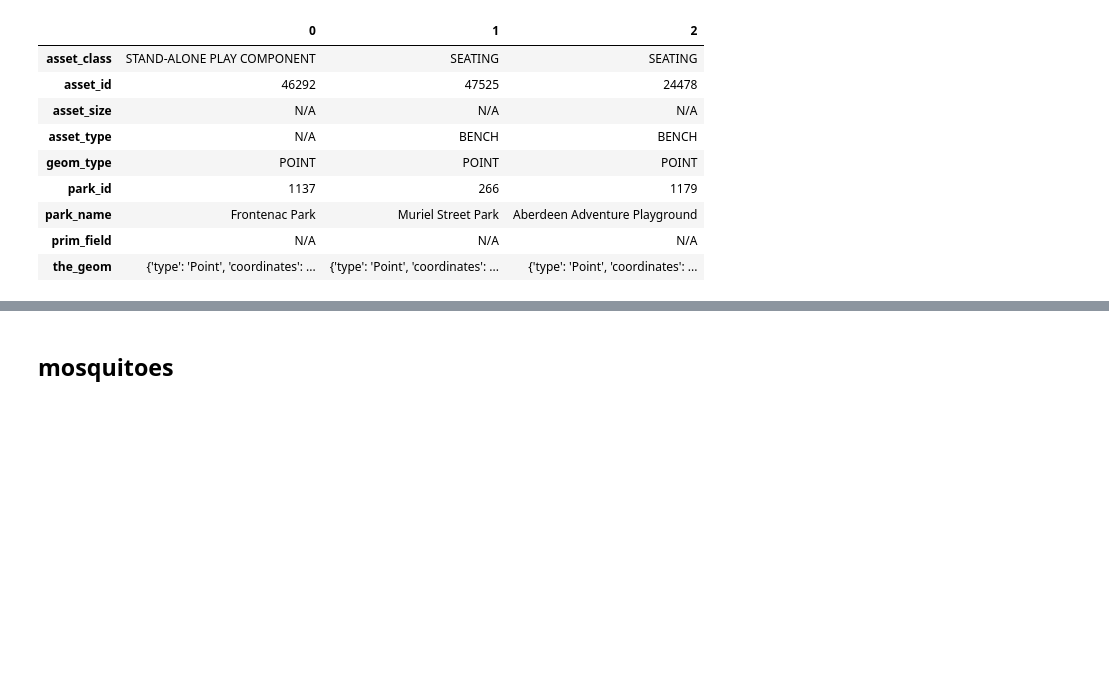
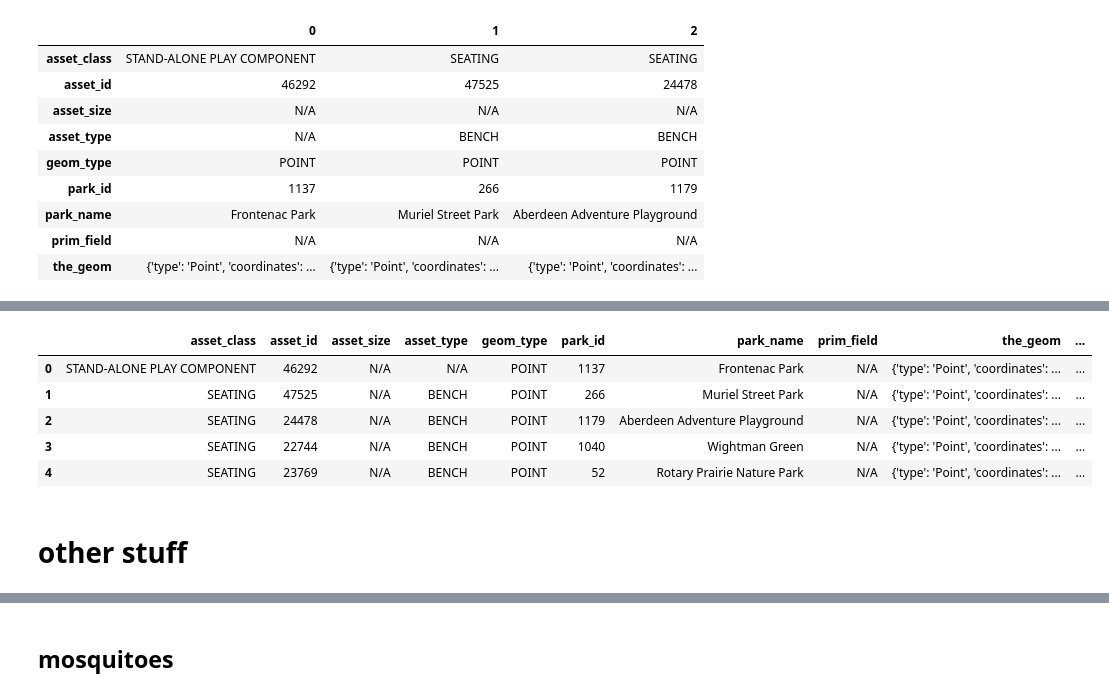
Before and after one commit to ruxi/opendata_hackathon_2018, a Jupyter notebook: Datasets_v2.ipynb, the cells around one changed output, grey strips where cells are left out. Drawn from its saved outputs; the diff is of its cells as text; code cells hidden in the pictures; blank space fills up the shorter version.

```diff
--- a/Datasets_v2.ipynb
+++ b/Datasets_v2.ipynb
@@ -73,0 +195,9 @@ shapely.geometry.MultiPolygon
+# %%
+bikes.head()
+# %% [output]
+|  | asset_class | asset_id | asset_size | asset_type | geom_type | park_id | park_name | prim_field | the_geom | ... |
+| 0 | STAND-ALONE PLAY COMPONENT | 46292 | N/A | N/A | POINT | 1137 | Frontenac Park | N/A | {'type': 'Point', 'coordinates': ... | ... |
+| 1 | SEATING | 47525 | N/A | BENCH | POINT | 266 | Muriel Street Park | N/A | {'type': 'Point', 'coordinates': ... | ... |
+| 2 | SEATING | 24478 | N/A | BENCH | POINT | 1179 | Aberdeen Adventure Playground | N/A | {'type': 'Point', 'coordinates': ... | ... |
+| 3 | SEATING | 22744 | N/A | BENCH | POINT | 1040 | Wightman Green | N/A | {'type': 'Point', 'coordinates': ... | ... |
+| 4 | SEATING | 23769 | N/A | BENCH | POINT | 52 | Rotary Prairie Nature Park | N/A | {'type': 'Point', 'coordinates': ... | ... |
@@ -74,3 +212,5 @@ shapely.geometry.MultiPolygon
+# %% [markdown]
+# other stuff
 # %%
 import shapely.geometry
 def transform_geometry_json_to_object(the_geom,
```
Also changed, not shown: parts of 32 cells of this notebook.
